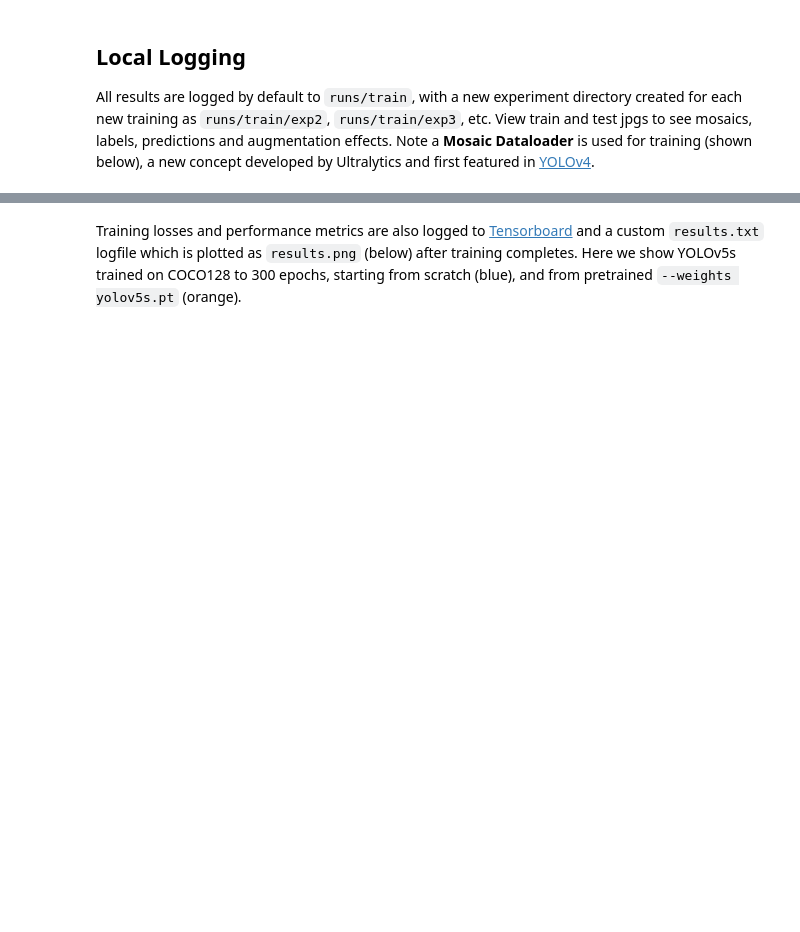
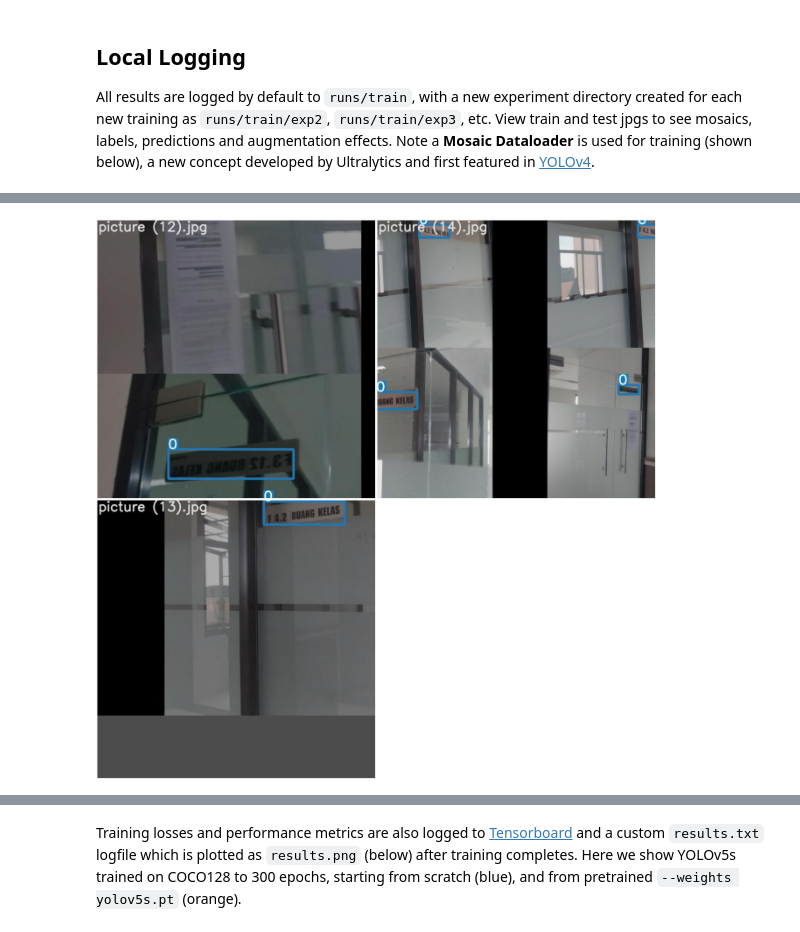
Before and after one commit to ragilhadi/machine-learning, a Jupyter notebook: tutorial.ipynb, the cells around one changed output, grey strips where cells are left out. Cells and saved outputs as stored; diff of their text form; code cells hidden in the pictures; blank space fills up the shorter version.

```diff
--- a/tutorial.ipynb
+++ b/tutorial.ipynb
@@ -173 +177,5 @@ All results are logged by default to `runs/train`, with a new experiment directo
+# %%
+Image(filename='runs/train/exp4/train_batch1.jpg', width=800)
+# %% [output]
+[figure, added]
 # %%
```
Also changed, not shown: parts of 13 cells of this notebook.
